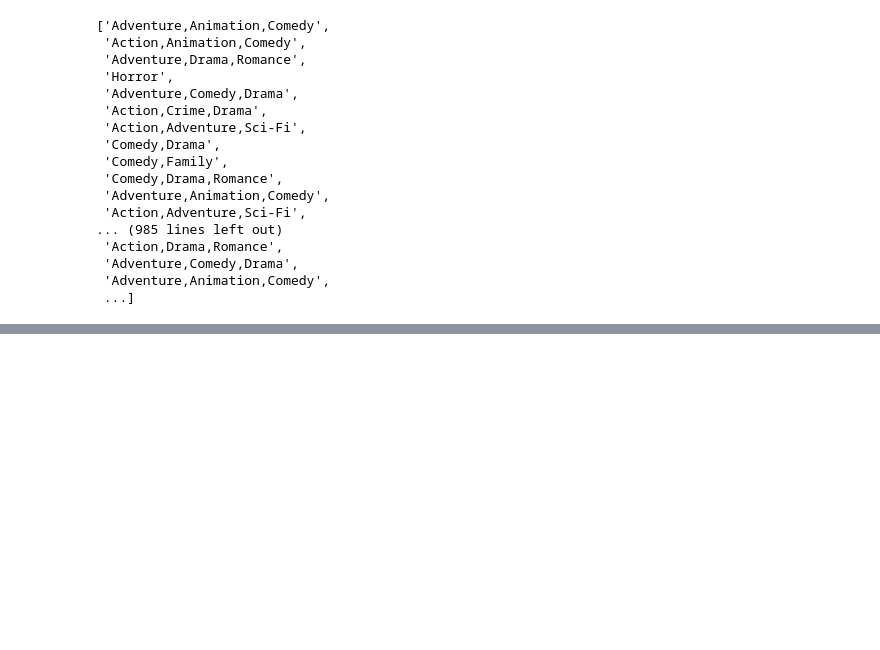
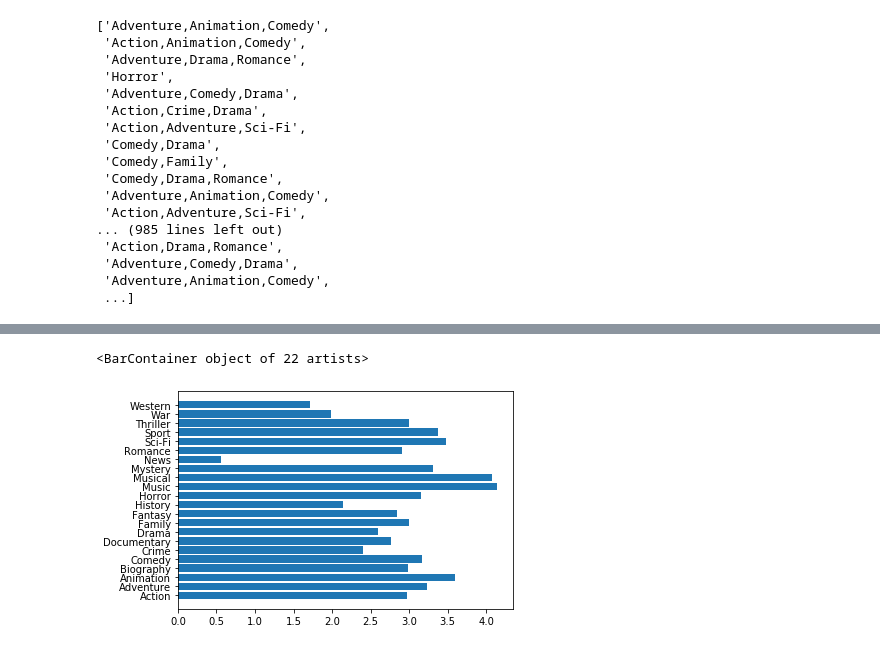
Before and after one commit to benspils/movie-content-analysis, a Jupyter notebook: Setting Up Data.ipynb, the cells around one changed output, grey strips where cells are left out. Saved outputs shown, nothing was run; the diff lists cells and outputs as text; code cells hidden in the pictures; blank space fills up the shorter version.

Commit message:
finished table

```diff
--- a/Setting Up Data.ipynb
+++ b/Setting Up Data.ipynb
@@ -135,7 +135,7 @@ master_table.head()
 | 3 | tt0369610 | Jurassic World | 7.0 | 539338 | 1.092985 | 34 | 215000000 | 1648854864 |
 | 4 | tt0369610 | Jurassic World | 7.0 | 539338 | 1.092985 | 34 | 215000000 | 1648854864 |
 # %%
-master_table['success_score'] = master_table.mean_diff * (master_table.worldwide_gross / master_table.production_budget)
+master_table['success_score'] = master_table.averagerating * (master_table.worldwide_gross / master_table.production_budget)
 # %%
 master_table
 # %% [output]
@@ -219 +219,23 @@ max       341.398603
 Name: success_score, dtype: float64
+# %%
+gml=list(master_table["genres"].unique())
+genre_list=[]
+for genres in gml:
+    genre_list.append(genres.split(","))
+genre_list
+genre_master=[]
+for genre in genre_list:
+    for subgenre in genre:
+        genre_master.append(subgenre)
+unique_genre_master=set(genre_master)
+vector=list(range(0,2521))
+df_genres=[]
+df_consts=[]
+for genre in unique_genre_master:
+    for number in vector:
+        if genre in master_table.iloc[number, 5]:
+            df_genres.append(genre)
+            df_consts.append(master_table.iloc[number, 0])
+genre_table=pd.DataFrame({'tconst':df_consts, 'genre':df_genres})
+complete_genre_table=pd.merge(genre_table, master_table, how="left", on="tconst")
+complete_genre_table
@@ -219,0 +256,6 @@ Name: success_score, dtype: float64
+# %%
+complete_genre_table.groupby("genre").mean().sort_values("success_score", ascending=False)
+plt.barh(complete_genre_table.groupby("genre").mean().index, complete_genre_table.groupby("genre").mean().worldwide_gross/complete_genre_table.groupby("genre").mean().production_budget)
+# %% [output]
+<BarContainer object of 22 artists>
+[figure, added]
```
Also changed, not shown: parts of 18 cells of this notebook.
